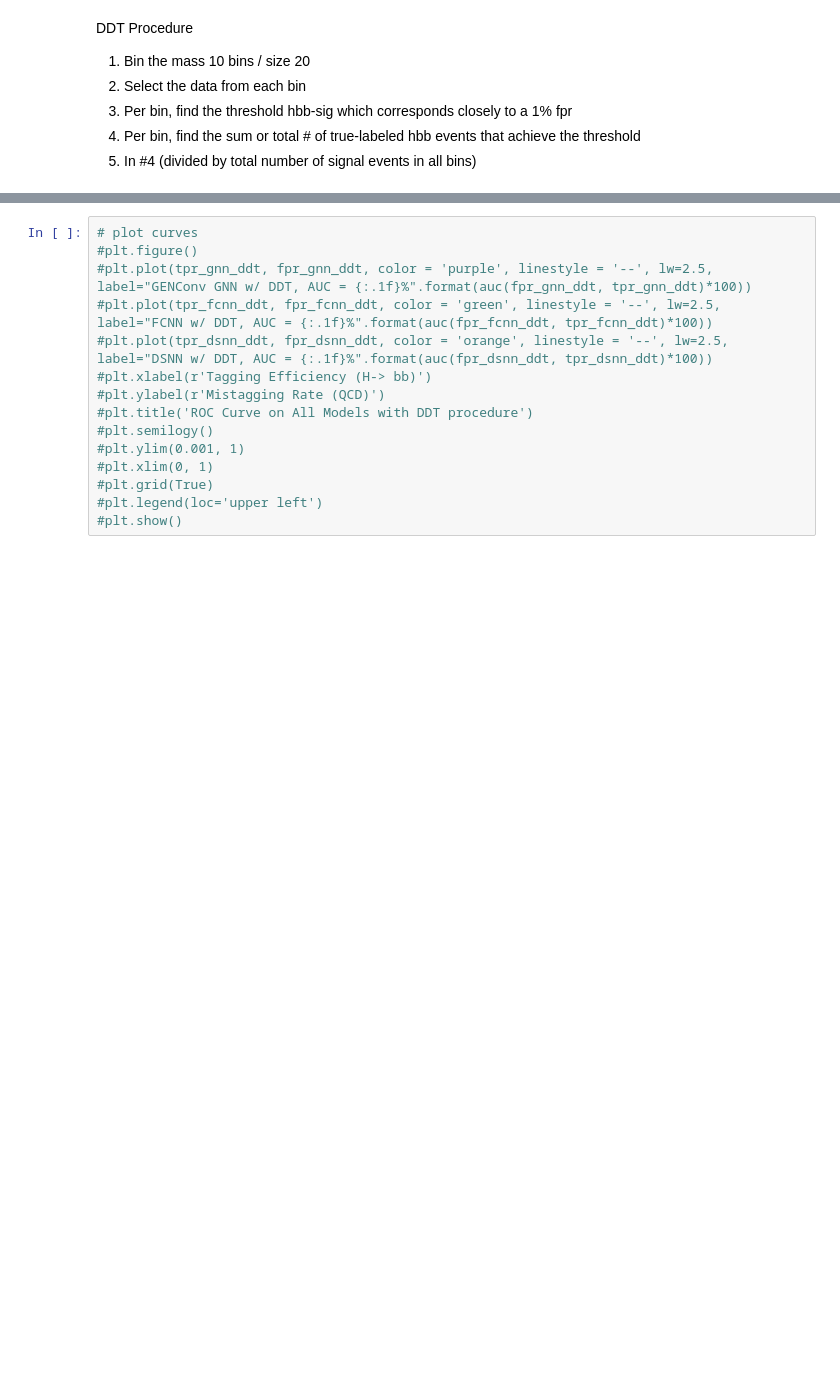
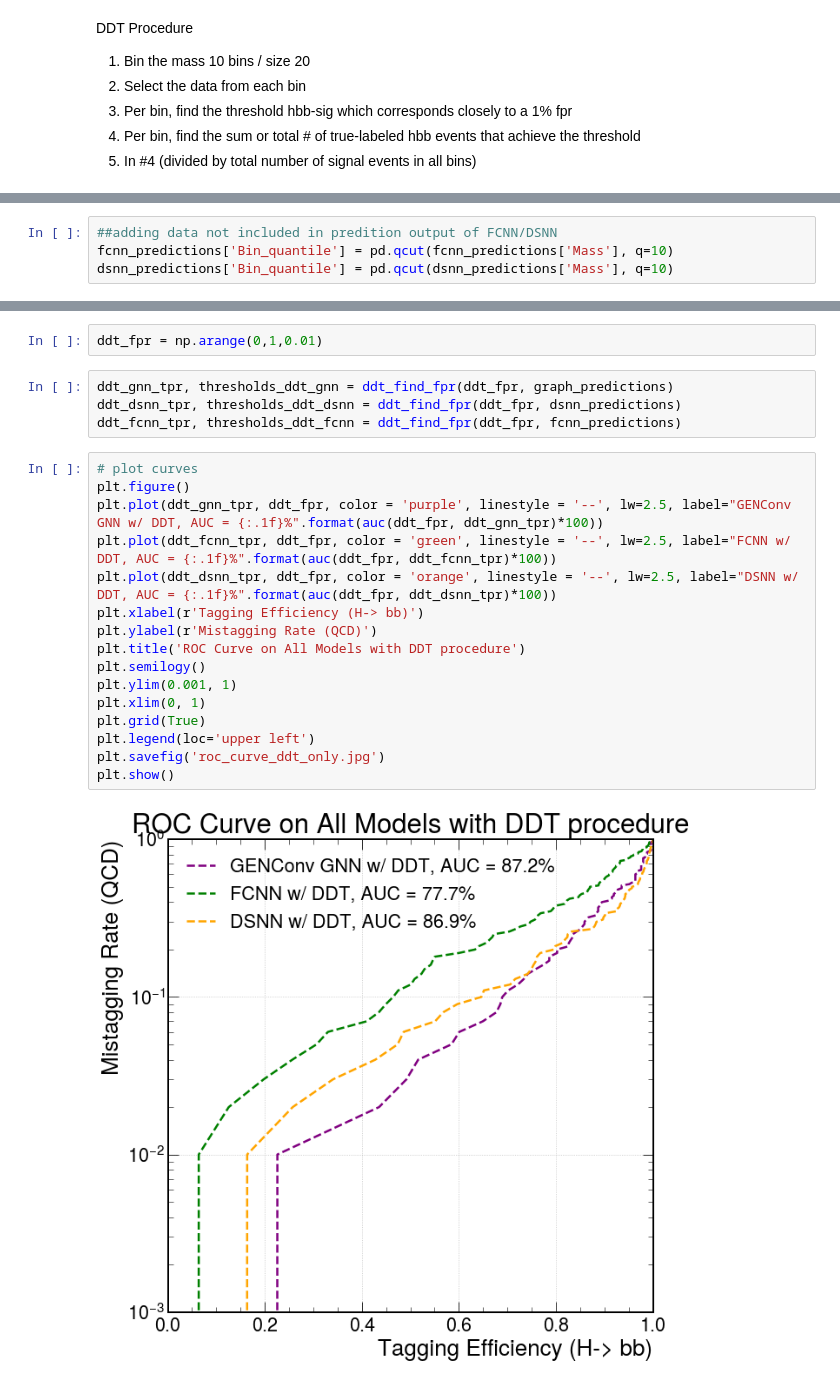
Before and after one commit to Bryan-Az/DSC-Capstone-Result-Replication, a Jupyter notebook: src/analysis/evaluation.ipynb, the cells around one changed output, grey strips where cells are left out. Drawn from its saved outputs; the diff is of its cells as text; blank space fills up the shorter version.

```diff
--- a/src/analysis/evaluation.ipynb
+++ b/src/analysis/evaluation.ipynb
@@ -218,0 +150,4 @@ Categories (10, interval[float64]): [(-0.0010305, 2.887] < (2.887, 5.857] < (5.8
+# %%
+##adding data not included in predition output of FCNN/DSNN
+fcnn_predictions['Bin_quantile'] = pd.qcut(fcnn_predictions['Mass'], q=10)
+dsnn_predictions['Bin_quantile'] = pd.qcut(dsnn_predictions['Mass'], q=10)
@@ -219,15 +188,24 @@ Categories (10, interval[float64]): [(-0.0010305, 2.887] < (2.887, 5.857] < (5.8
+# %%
+ddt_fpr = np.arange(0,1,0.01)
+# %%
+ddt_gnn_tpr, thresholds_ddt_gnn = ddt_find_fpr(ddt_fpr, graph_predictions)
+ddt_dsnn_tpr, thresholds_ddt_dsnn = ddt_find_fpr(ddt_fpr, dsnn_predictions)
+ddt_fcnn_tpr, thresholds_ddt_fcnn = ddt_find_fpr(ddt_fpr, fcnn_predictions)
 # %%
 # plot curves
-#plt.figure()
-#plt.plot(tpr_gnn_ddt, fpr_gnn_ddt, color = 'purple', linestyle = '--', lw=2.5, label="GENConv GNN w/ DDT, AUC = {:.1f}%".format(auc(fpr_gnn_ddt, tpr_gnn_ddt)*100))
-#plt.plot(tpr_fcnn_ddt, fpr_fcnn_ddt, color = 'green', linestyle = '--', lw=2.5, label="FCNN w/ DDT, AUC = {:.1f}%".format(auc(fpr_fcnn_ddt, tpr_fcnn_ddt)*100))
-#plt.plot(tpr_dsnn_ddt, fpr_dsnn_ddt, color = 'orange', linestyle = '--', lw=2.5, label="DSNN w/ DDT, AUC = {:.1f}%".format(auc(fpr_dsnn_ddt, tpr_dsnn_ddt)*100))
-#plt.xlabel(r'Tagging Efficiency (H-> bb)')
-#plt.ylabel(r'Mistagging Rate (QCD)')
-#plt.title('ROC Curve on All Models with DDT procedure')
-#plt.semilogy()
-#plt.ylim(0.001, 1)
-#plt.xlim(0, 1)
-#plt.grid(True)
-#plt.legend(loc='upper left')
-#plt.show()
+plt.figure()
+plt.plot(ddt_gnn_tpr, ddt_fpr, color = 'purple', linestyle = '--', lw=2.5, label="GENConv GNN w/ DDT, AUC = {:.1f}%".format(auc(ddt_fpr, ddt_gnn_tpr)*100))
+plt.plot(ddt_fcnn_tpr, ddt_fpr, color = 'green', linestyle = '--', lw=2.5, label="FCNN w/ DDT, AUC = {:.1f}%".format(auc(ddt_fpr, ddt_fcnn_tpr)*100))
+plt.plot(ddt_dsnn_tpr, ddt_fpr, color = 'orange', linestyle = '--', lw=2.5, label="DSNN w/ DDT, AUC = {:.1f}%".format(auc(ddt_fpr, ddt_dsnn_tpr)*100))
+plt.xlabel(r'Tagging Efficiency (H-> bb)')
+plt.ylabel(r'Mistagging Rate (QCD)')
+plt.title('ROC Curve on All Models with DDT procedure')
+plt.semilogy()
+plt.ylim(0.001, 1)
+plt.xlim(0, 1)
+plt.grid(True)
+plt.legend(loc='upper left')
+plt.savefig('roc_curve_ddt_only.jpg')
+plt.show()
+# %% [output]
+[figure, added]
```
Also changed, not shown: parts of 27 cells of this notebook, 17 other files.
